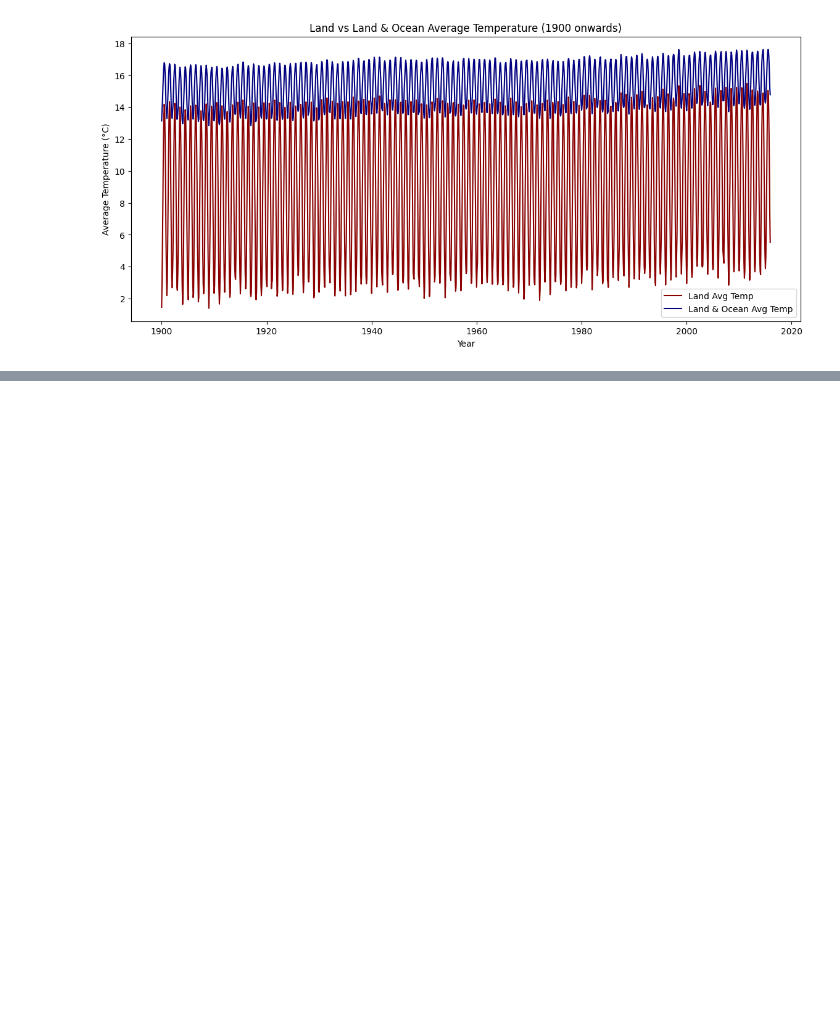
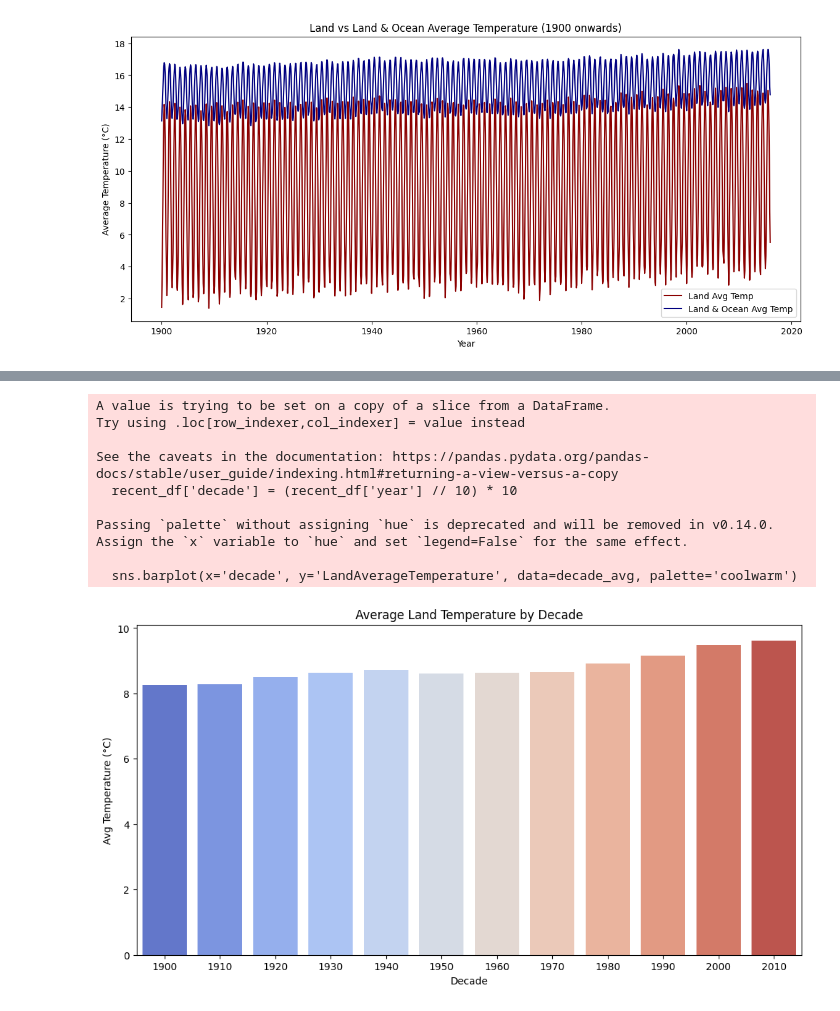
Before and after one commit to lalit1511/EDA_Projects, a Jupyter notebook: Climate_Change.ipynb, the cells around one changed output, grey strips where cells are left out. Saved outputs shown, nothing was run; the diff lists cells and outputs as text; code cells hidden in the pictures; blank space fills up the shorter version.

```diff
--- a/Climate_Change.ipynb
+++ b/Climate_Change.ipynb
@@ -124,0 +174,13 @@ plt.show()
+# %%
+# Extract year
+recent_df['year'] = recent_df['dt'].dt.year
+
+# Group by year and calculate the mean temperature
+yearly_avg = recent_df.groupby('year')['LandAverageTemperature'].mean().reset_index()
+
+# Find the warmest and coolest years
+warmest_year = yearly_avg.loc[yearly_avg['LandAverageTemperature'].idxmax()]
+coolest_year = yearly_avg.loc[yearly_avg['LandAverageTemperature'].idxmin()]
+
+print(f"🔥 Warmest Year: {int(warmest_year['year'])} with Avg Temp: {warmest_year['LandAverageTemperature']:.2f}°C")
+print(f"❄️ Coolest Year: {int(coolest_year['year'])} with Avg Temp: {coolest_year['LandAverageTemperature']:.2f}°C")
@@ -124,0 +195,26 @@ plt.show()
+# %%
+#Analyze Temperature Change Over Decades
+# Create a new column for the decade
+recent_df['decade'] = (recent_df['year'] // 10) * 10
+
+# Group by decade and calculate average temperature
+decade_avg = recent_df.groupby('decade')['LandAverageTemperature'].mean().reset_index()
+
+# Plot
+plt.figure(figsize=(12, 6))
+sns.barplot(x='decade', y='LandAverageTemperature', data=decade_avg, palette='coolwarm')
+plt.title('Average Land Temperature by Decade')
+plt.xlabel('Decade')
+plt.ylabel('Avg Temperature (°C)')
+plt.show()
+# %% [output]
+A value is trying to be set on a copy of a slice from a DataFrame.
+Try using .loc[row_indexer,col_indexer] = value instead
+
+See the caveats in the documentation: https://pandas.pydata.org/pandas-docs/stable/user_guide/indexing.html#returning-a-view-versus-a-copy
+  recent_df['decade'] = (recent_df['year'] // 10) * 10
+
+Passing `palette` without assigning `hue` is deprecated and will be removed in v0.14.0. Assign the `x` variable to `hue` and set `legend=False` for the same effect.
+
+  sns.barplot(x='decade', y='LandAverageTemperature', data=decade_avg, palette='coolwarm')
+[figure, added]
```
Also changed, not shown: parts of 5 cells of this notebook.
